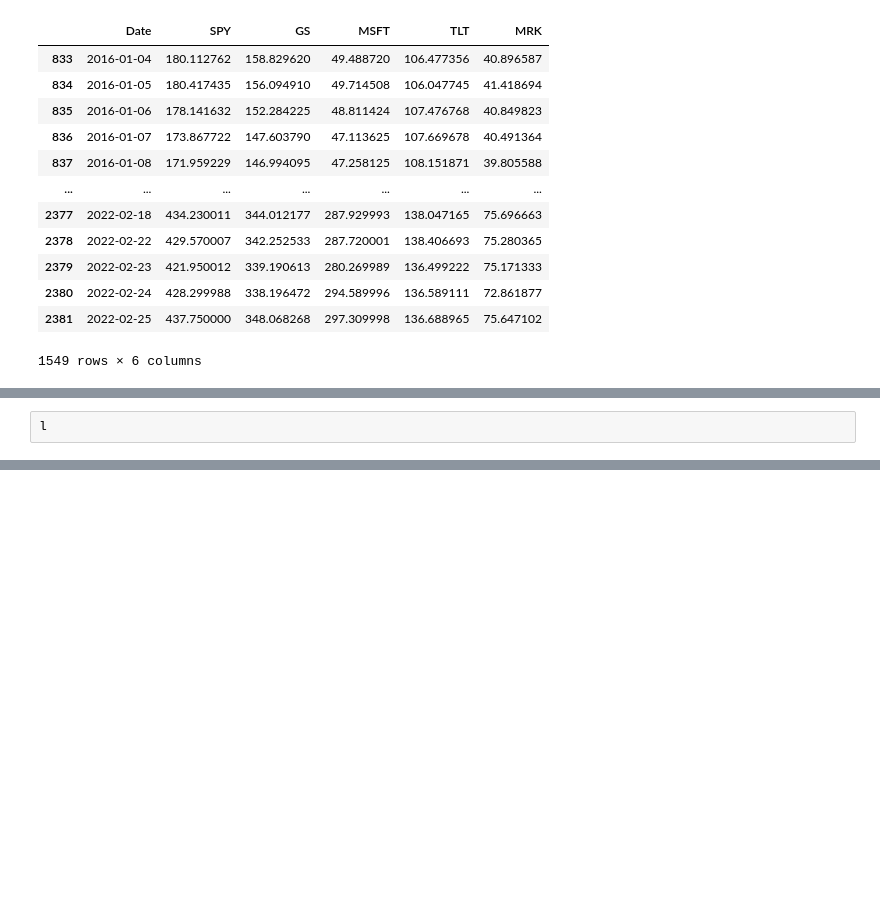
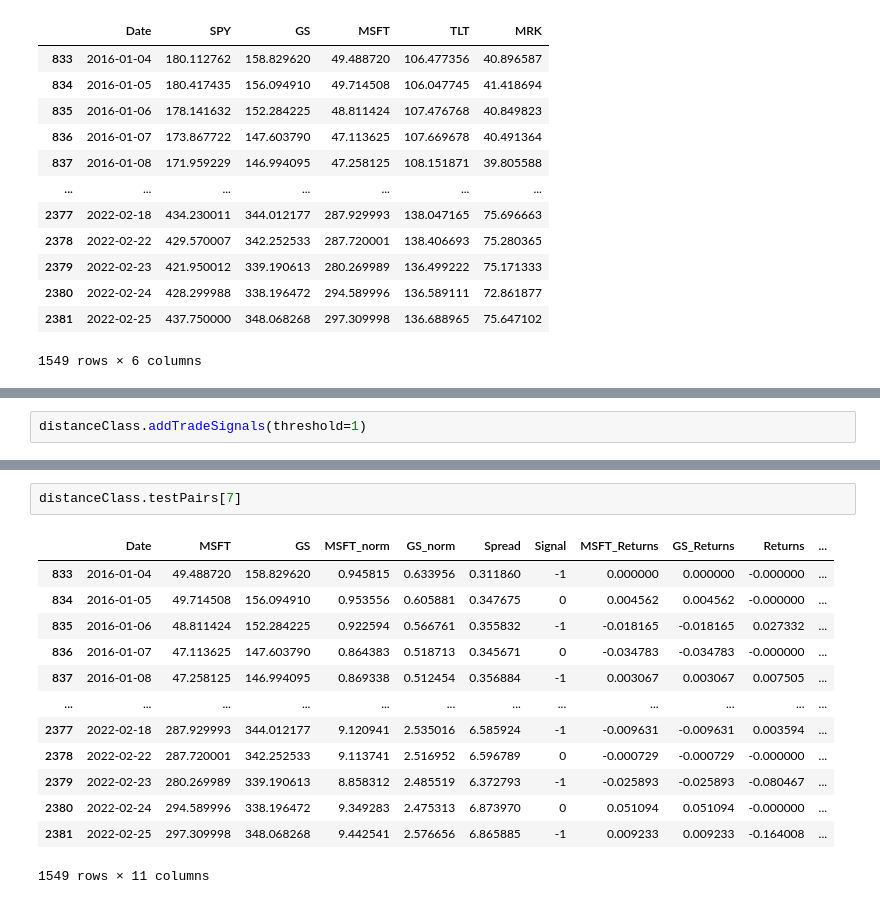
Before and after one commit to pranavwalia/StatArbLab, a Jupyter notebook: PairsTrading/DistanceApproach/DistanceApproachExample.ipynb, the cells around one changed output, grey strips where cells are left out. Drawn from its saved outputs; the diff is of its cells as text; blank space fills up the shorter version.

```diff
--- a/PairsTrading/DistanceApproach/DistanceApproachExample.ipynb
+++ b/PairsTrading/DistanceApproach/DistanceApproachExample.ipynb
@@ -150,2 +73,2 @@ l
 # %%
-l
+distanceClass.addTradeSignals(threshold=1)
@@ -153,0 +109,16 @@ NameError: name 'l' is not defined
+# %%
+distanceClass.testPairs[7]
+# %% [output]
+|  | Date | MSFT | GS | MSFT_norm | GS_norm | Spread | Signal | MSFT_Returns | GS_Returns | Returns | ... |
+| 833 | 2016-01-04 | 49.488720 | 158.829620 | 0.945815 | 0.633956 | 0.311860 | -1 | 0.000000 | 0.000000 | -0.000000 | ... |
+| 834 | 2016-01-05 | 49.714508 | 156.094910 | 0.953556 | 0.605881 | 0.347675 | 0 | 0.004562 | 0.004562 | -0.000000 | ... |
+| 835 | 2016-01-06 | 48.811424 | 152.284225 | 0.922594 | 0.566761 | 0.355832 | -1 | -0.018165 | -0.018165 | 0.027332 | ... |
+| 836 | 2016-01-07 | 47.113625 | 147.603790 | 0.864383 | 0.518713 | 0.345671 | 0 | -0.034783 | -0.034783 | -0.000000 | ... |
+| 837 | 2016-01-08 | 47.258125 | 146.994095 | 0.869338 | 0.512454 | 0.356884 | -1 | 0.003067 | 0.003067 | 0.007505 | ... |
+| ... | ... | ... | ... | ... | ... | ... | ... | ... | ... | ... | ... |
+| 2377 | 2022-02-18 | 287.929993 | 344.012177 | 9.120941 | 2.535016 | 6.585924 | -1 | -0.009631 | -0.009631 | 0.003594 | ... |
+| 2378 | 2022-02-22 | 287.720001 | 342.252533 | 9.113741 | 2.516952 | 6.596789 | 0 | -0.000729 | -0.000729 | -0.000000 | ... |
+| 2379 | 2022-02-23 | 280.269989 | 339.190613 | 8.858312 | 2.485519 | 6.372793 | -1 | -0.025893 | -0.025893 | -0.080467 | ... |
+| 2380 | 2022-02-24 | 294.589996 | 338.196472 | 9.349283 | 2.475313 | 6.873970 | 0 | 0.051094 | 0.051094 | -0.000000 | ... |
+| 2381 | 2022-02-25 | 297.309998 | 348.068268 | 9.442541 | 2.576656 | 6.865885 | -1 | 0.009233 | 0.009233 | -0.164008 | ... |
+1549 rows × 11 columns
```
Also changed, not shown: parts of 15 cells of this notebook, 24 other files.
